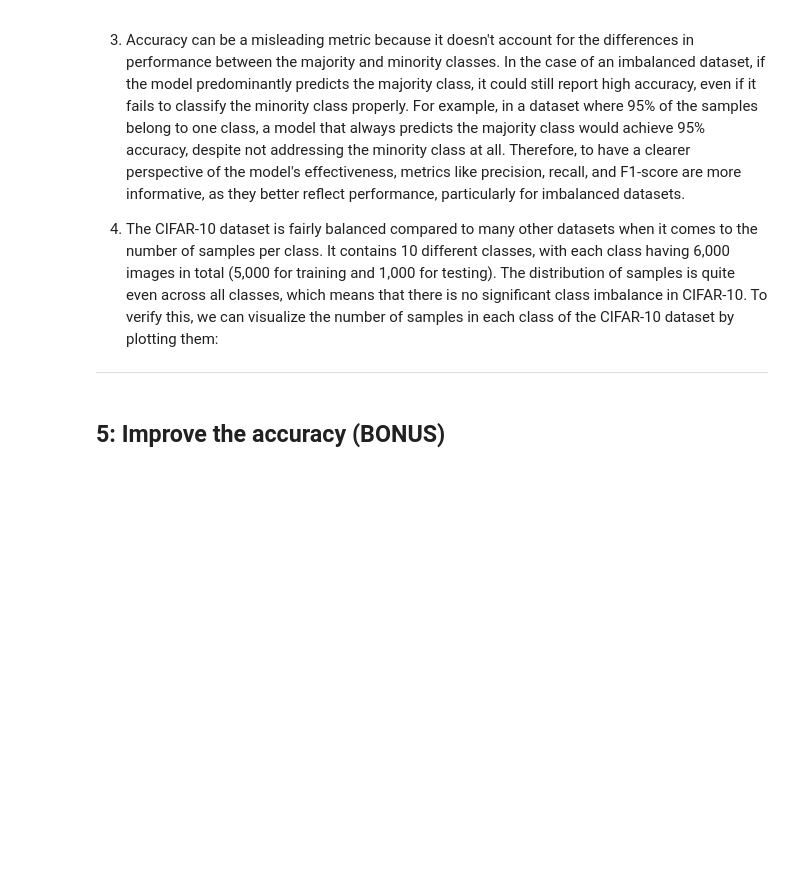
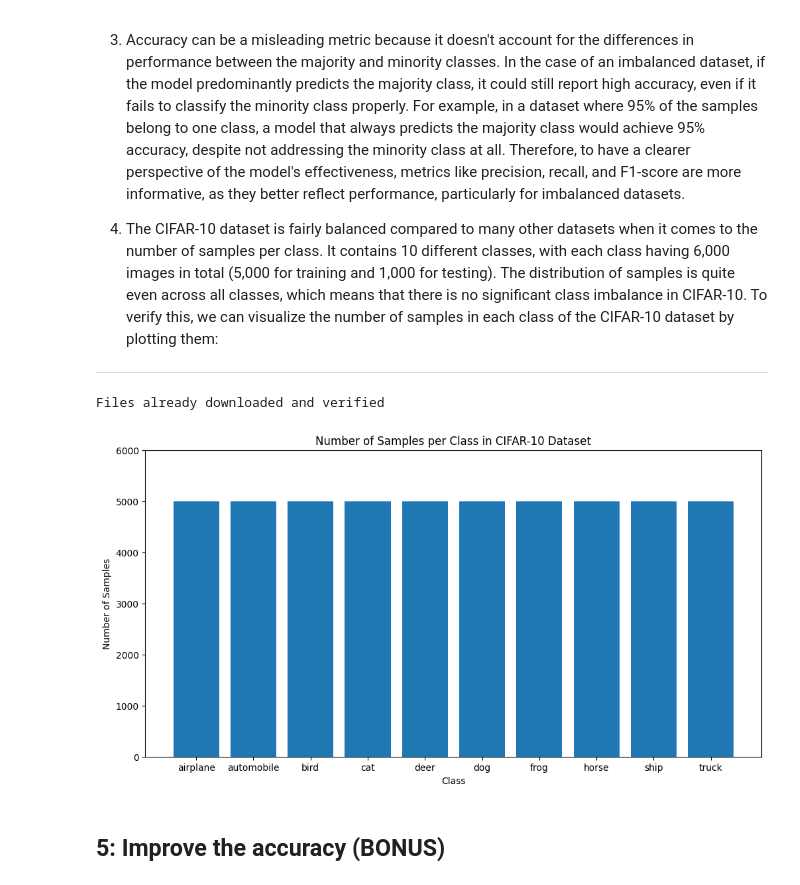
Before and after one commit to azzadom/FDS-HWS, a Jupyter notebook: Homework02/HW2.ipynb, the cells around one changed output. Saved outputs shown, nothing was run; the diff lists cells and outputs as text; code cells hidden in the pictures; blank space fills up the shorter version.

```diff
--- a/Homework02/HW2.ipynb
+++ b/Homework02/HW2.ipynb
@@ -1027,8 +1176,8 @@ batch_size = 64
 
 # use these names for the data loaders
 train_loader = DataLoader(train_dataset, batch_size=batch_size, shuffle=True)
-test_loader = DataLoader(val_dataset, batch_size=batch_size, shuffle=False)
-val_loader = DataLoader(test_dataset, batch_size=batch_size, shuffle=False)
+test_loader = DataLoader(test_dataset, batch_size=batch_size, shuffle=False)
+val_loader = DataLoader(val_dataset, batch_size=batch_size, shuffle=False)
 
 # dataset sizes
 print(f"Training set size: {len(train_dataset)}")
@@ -1116,8 +1265,8 @@ for epoch in range(num_epochs):
     train_losses.append(avg_train_loss)
 
     # Calculate training accuracy
-    _, y_pred = torch.max(outputs.data, 1)
-    train_accuracy = correct / total
+    y_pred = torch.argmax(outputs, dim=1)
+    train_accuracy = (y_pred == labels).sum().item() / labels.size(0)
     train_accuracies.append(train_accuracy)
 
     #####################################################
@@ -1153,7 +1302,7 @@ for epoch in range(num_epochs):
     ##              YOUR CODE HERE                     ##
     #####################################################
 
-  # Calculate average loss for the validation epoch
+    # Calculate average loss for the validation epoch
     avg_val_loss = val_running_loss / len(val_loader)
     val_losses.append(avg_val_loss)
 
@@ -1236,31 +1400,35 @@ RuntimeError: The size of tensor a (256) must match the size of tensor b (64) at
 # %%
 import matplotlib.pyplot as plt
 import torchvision
 import torchvision.transforms as transforms
 from collections import Counter
 
 # Load CIFAR-10 dataset
 transform = transforms.Compose([transforms.ToTensor(), transforms.Normalize((0.5, 0.5, 0.5), (0.5, 0.5, 0.5))])
 trainset = torchvision.datasets.CIFAR10(root='./data', train=True, download=True, transform=transform)
 
 # Get the labels from the dataset
 labels = [label for _, label in trainset]
 
 # Count the number of samples for each class
 class_counts = Counter(labels)
 
 # Plot the number of samples per class
+plt.figure(figsize=(12, 6))  # Increase the figure size
 plt.bar(class_counts.keys(), class_counts.values())
 plt.xlabel('Class')
 plt.ylabel('Number of Samples')
 plt.title('Number of Samples per Class in CIFAR-10 Dataset')
 
-# Set <y> limits to make sure the bars fit
+# Set y limits to make sure the bars fit
 plt.ylim(0, 6000)
 
 # Set the class names on the x-axis
 plt.xticks(range(10), ['airplane', 'automobile', 'bird', 'cat', 'deer', 'dog', 'frog', 'horse', 'ship', 'truck'])
 plt.show()
+# %% [output]
+Files already downloaded and verified
+[figure, added]
 # %% [markdown]
 ## **5: Improve the accuracy** (BONUS)
 # %% [markdown]
```
Also changed, not shown: parts of 33 cells of this notebook, 3 other files.
